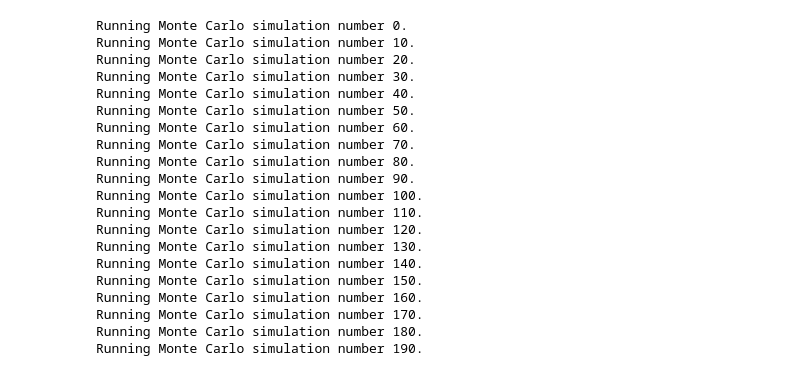
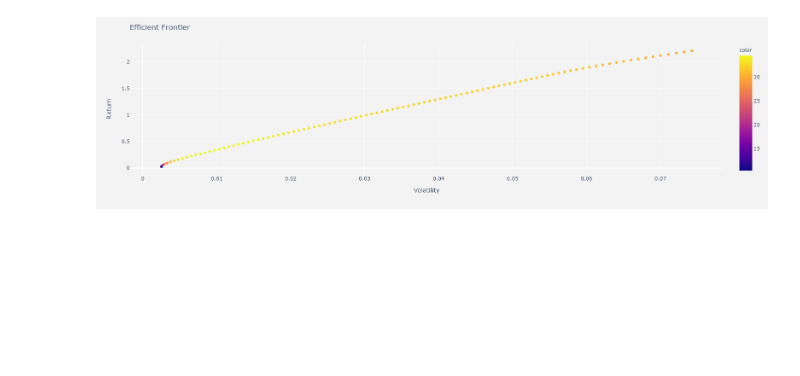
Before and after one commit to Lucas-Shaiman/project_alpha, a Jupyter notebook: final_dash.ipynb, the cells around one changed output. Saved outputs shown, nothing was run; the diff lists cells and outputs as text; code cells hidden in the pictures; blank space fills up the shorter version.

Commit message:
added frontier graph

```diff
--- a/final_dash.ipynb
+++ b/final_dash.ipynb
@@ -299,28 +360,6 @@ def get_all_histograms():
+# %%
+get_frontier()
+# %% [output]
+[figure, added]
 # %%
 overview_row = pn.Row(get_cumulative_portfolios(),get_port_sharpes())
-# %%
-trad_row = pn.Row(
-        pn.Row('# Traditional Portfolio'),
-        get_traditional_mc(),
-        '##There is a 95% chance that an initial investment of $1000 in the portfolio over the next 5 years will end within in the range of $1046.48 and $2876.67')
-# %% [output]
-Running Monte Carlo simulation number 0.
-Running Monte Carlo simulation number 10.
-Running Monte Carlo simulation number 20.
-Running Monte Carlo simulation number 30.
-Running Monte Carlo simulation number 40.
-Running Monte Carlo simulation number 50.
-Running Monte Carlo simulation number 60.
-Running Monte Carlo simulation number 70.
-Running Monte Carlo simulation number 80.
-Running Monte Carlo simulation number 90.
-Running Monte Carlo simulation number 100.
-Running Monte Carlo simulation number 110.
-Running Monte Carlo simulation number 120.
-Running Monte Carlo simulation number 130.
-Running Monte Carlo simulation number 140.
-Running Monte Carlo simulation number 150.
-Running Monte Carlo simulation number 160.
-Running Monte Carlo simulation number 170.
-Running Monte Carlo simulation number 180.
-Running Monte Carlo simulation number 190.
```
Also changed, not shown: parts of 15 cells of this notebook.
